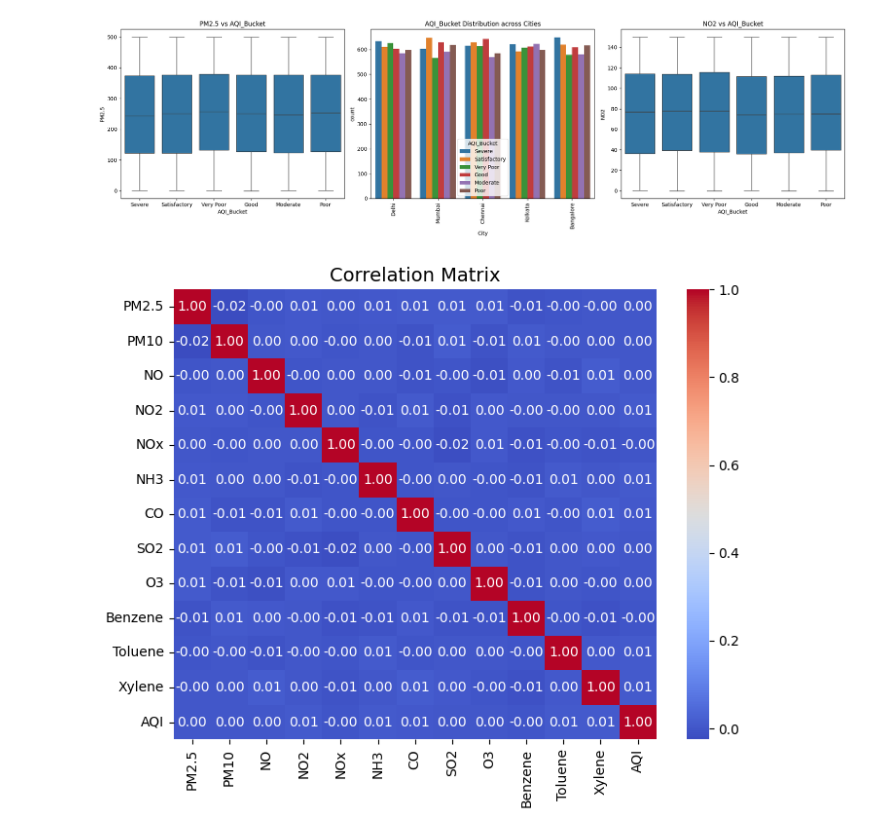
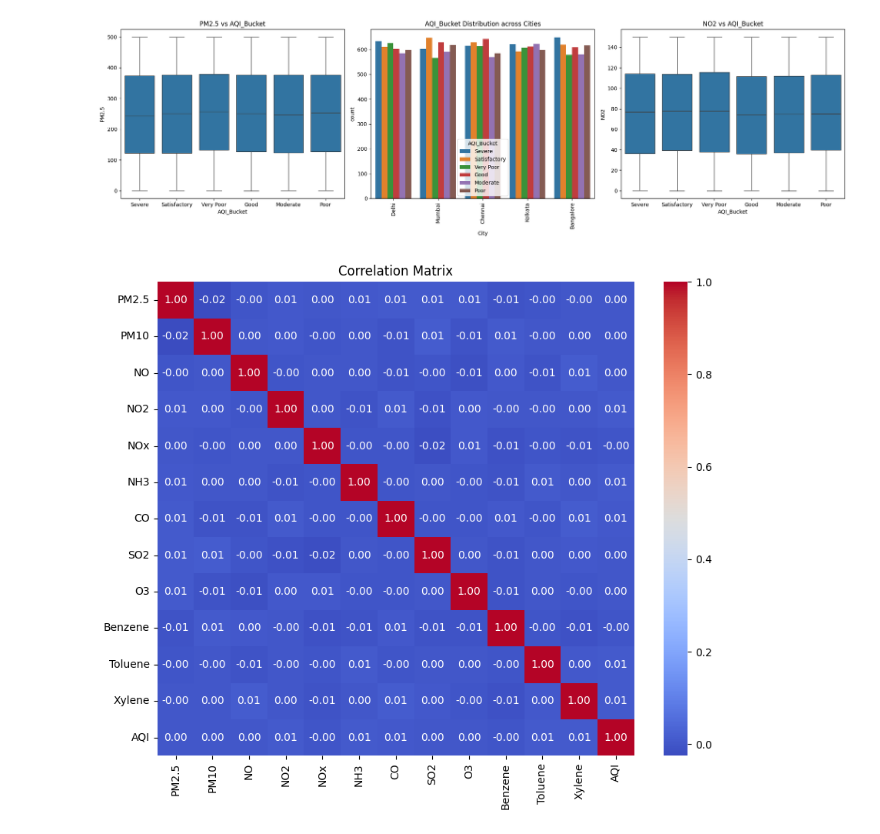
Before and after one commit to Leviosa555/Air_Quality_Monitoring_and_Health_Risk_Assesment, a Jupyter notebook: Air_Quality_Monitoring_and_Health_Risk_Assessment.ipynb, the cells around one changed output. Saved outputs shown, nothing was run; the diff lists cells and outputs as text; code cells hidden in the pictures.

```diff
--- a/Air_Quality_Monitoring_and_Health_Risk_Assessment.ipynb
+++ b/Air_Quality_Monitoring_and_Health_Risk_Assessment.ipynb
@@ -131,15 +131,15 @@ plt.show()
 [figure]
 # %%
 # Select only numerical columns
-num_cols = df.select_dtypes(include=['float64', 'int64']).columns
+num_cols_corr = df.select_dtypes(include=['float64', 'int64']).columns
 
 # Correlation matrix
-plt.figure(figsize=(8, 6))
-sns.heatmap(df[num_cols].corr(), annot=True, cmap='coolwarm', fmt=".2f")
-plt.title("Correlation Matrix", fontsize=14)
+plt.figure(figsize=(10, 8))
+sns.heatmap(df[num_cols_corr].corr(), annot=True, cmap='coolwarm', fmt=".2f")
+plt.title('Correlation Matrix')
 plt.show()
 # %% [output]
-[figure, old version]
+[figure, new version]
 # %%
 # Pick the most important columns for visualization
 selected_features = ["PM2.5", "PM10", "NO2", "AQI"]
```
Also changed, not shown: parts of 15 cells of this notebook, 1 other file.
